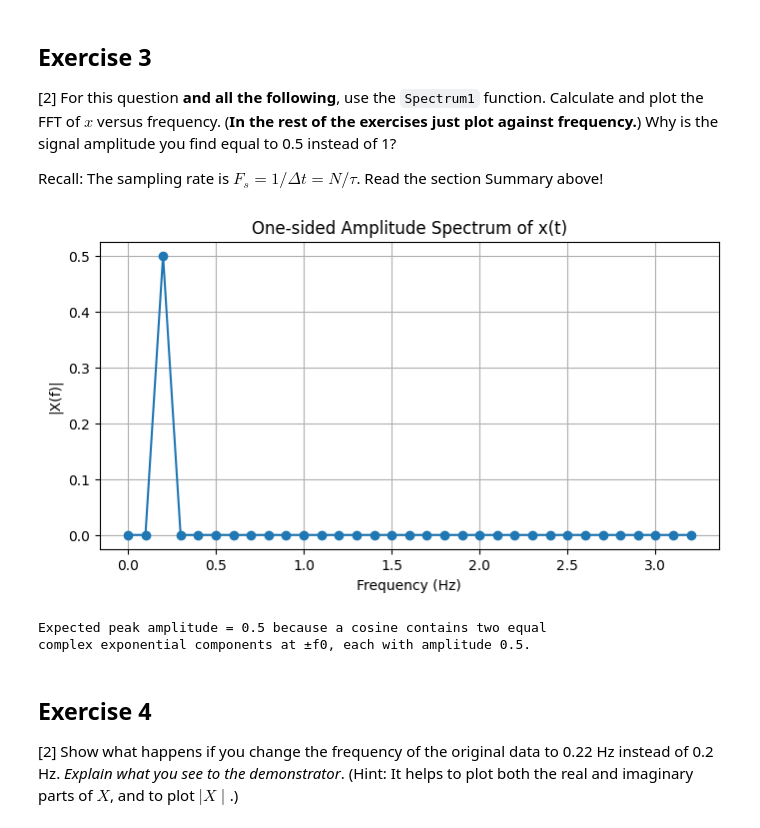
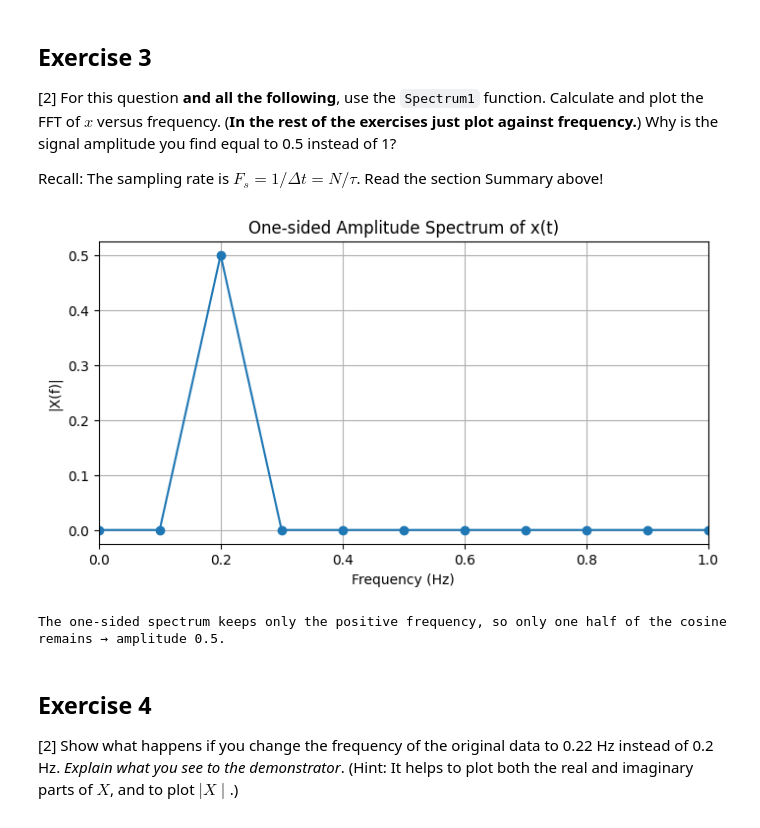
Before and after one commit to PX2145-2025/week-10-b-Taidgh-Mullins, a Jupyter notebook: FFT.ipynb, the cells around one changed output. Cells and saved outputs as stored; diff of their text form; code cells hidden in the pictures.

```diff
--- a/FFT.ipynb
+++ b/FFT.ipynb
@@ -380,36 +380,36 @@ def Spectrum1(x, Fs):
 # My parameters
 
 N = 64
 tau = 10.0
 t = np.linspace(0, tau, N, endpoint=False)   # time array
 Fs = N / tau   # sampling rate = 1/Δt
 f0 = 0.2   # signal frequency
 
 # The signal x(t)
 
 x = np.cos(2*np.pi*f0*t)
 
 # FFT using Spectrum1
 
 frq, X = Spectrum1(x, Fs)
 
 # Plotting
 
 plt.figure(figsize=(8,4))
 plt.plot(frq, np.abs(X), 'o-')
 plt.title("One-sided Amplitude Spectrum of x(t)")
 plt.xlabel("Frequency (Hz)")
+plt.xlim(0, 1)
 plt.ylabel("|X(f)|")
 plt.grid(True)
 plt.show()
 
 # My explanation
 
 print("The one-sided spectrum keeps only the positive frequency, so only one half of the cosine remains → amplitude 0.5.")
 # %% [output]
-[figure, old version]
+[figure, new version]
-Expected peak amplitude = 0.5 because a cosine contains two equal
-complex exponential components at ±f0, each with amplitude 0.5.
+The one-sided spectrum keeps only the positive frequency, so only one half of the cosine remains → amplitude 0.5.
 # %% [markdown]
 ## Exercise 4
 [2] Show what happens if you change the frequency of the original data to 0.22 Hz instead of 0.2 Hz. _Explain what you see to the demonstrator_.
```
Also changed, not shown: parts of 1 cell of this notebook.
